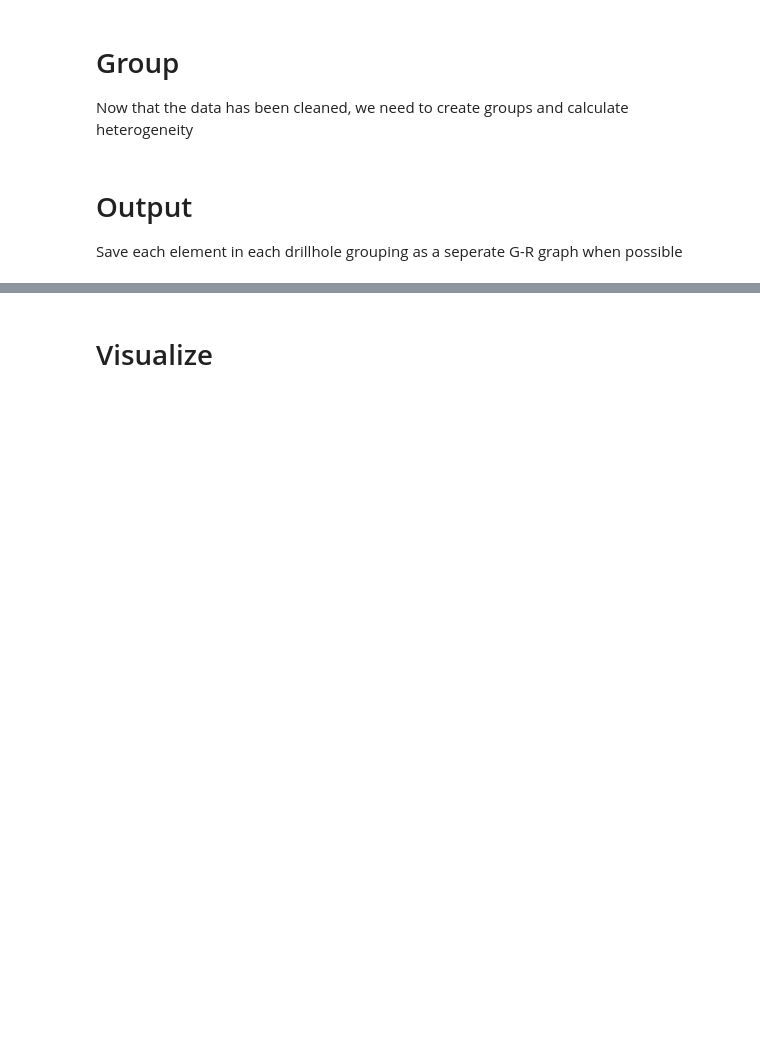
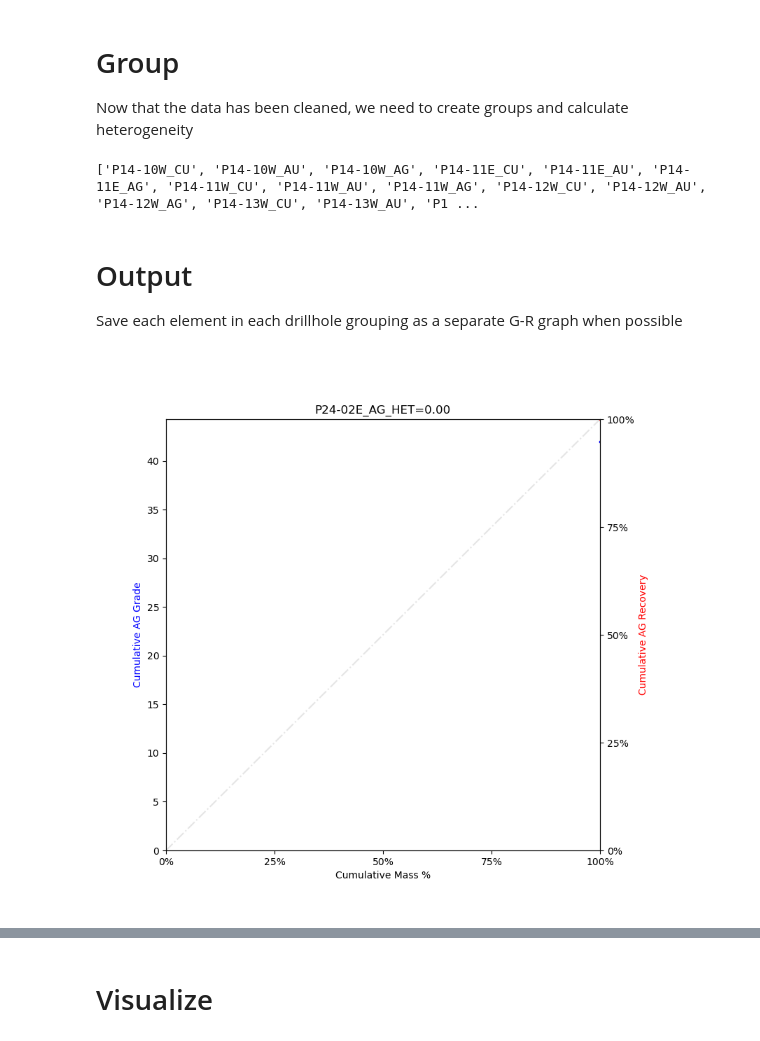
Before and after one commit to jouytrew/masters_pfti, a Jupyter notebook: notebooks/het_analysis_dp_assay.ipynb, the cells around one changed output, grey strips where cells are left out. Cells and saved outputs as stored; diff of their text form; code cells hidden in the pictures; blank space fills up the shorter version.

```diff
--- a/notebooks/het_analysis_dp_assay.ipynb
+++ b/notebooks/het_analysis_dp_assay.ipynb
@@ -139,3 +28,6 @@ assay
+# %%
+df = DPAssayCleaner.get_processed_data()
+dp_coords = DrawPointCoordCleaner.get_processed_data()
 # %% [markdown]
 # Group
 
@@ -159,30 +35,58 @@ for dhid in dhids:
+# %%
+elements = [
+    'CU',
+    'AU',
+    'AG'
+]
+
+groups = {}
+dhids = df['dhid'].unique()
+
+invalid, valid = [], []
+
+for dhid in dhids:
+    filtered_df = df.query('dhid == @dhid')
+    groups[dhid] = {}
+
+    for element in elements:
+        try:
+            groups[dhid][element] = HetAnalysis(f'{dhid}_{element}', filtered_df['weight'], filtered_df[element])
+            valid.append(f'{dhid}_{element}')
+        except:
+            invalid.append(f'{dhid}_{element}')
+
+print(valid)
+# %% [output]
+['P14-10W_CU', 'P14-10W_AU', 'P14-10W_AG', 'P14-11E_CU', 'P14-11E_AU', 'P14-11E_AG', 'P14-11W_CU', 'P14-11W_AU', 'P14-11W_AG', 'P14-12W_CU', 'P14-12W_AU', 'P14-12W_AG', 'P14-13W_CU', 'P14-13W_AU', 'P1 ...
 # %% [markdown]
 # Output
 
-Save each element in each drillhole grouping as a seperate G-R graph when possible
+Save each element in each drillhole grouping as a separate G-R graph when possible
 # %%
 if SAVE:
     fig = plt.figure()
     fig.set_size_inches(8, 8)
 
-    for dhid, drillhole in groups.items():
-        save_loc = output_dir + f'{dhid}/'
+    for id, group in groups.items():
+        save_loc = output_dir + f'{id}/'
         if not os.path.exists(save_loc):
             os.makedirs(save_loc)
 
         for element in elements:
-            if element in drillhole.resources:
+            if element in group:
                 fig.clear()
                 ax = fig.add_subplot()
 
-                het = drillhole.resources[element].get_heterogeneity()
-                df = drillhole.resources[element].get_info()
+                het = group[element].get_heterogeneity()
+                info = group[element].get_info()
 
-                if len(df) > 0:
-                    ax.set_title(f'{dhid}_{element}_HET={het:.2f}')
-                    plotter.plot_grade_recovery_curve(ax, df, element)
+                if len(info) > 0:
+                    ax.set_title(f'{id}_{element}_HET={het:.2f}')
+                    plotter.plot_grade_recovery_curve(ax, info, element)
 
-                    fig.savefig(save_loc + f'{dhid}_{element}.svg', format='svg')
+                    fig.savefig(save_loc + f'{id}_{element}.svg', format='svg')
+# %% [output]
+[figure, added]
 # %%
 # then we want to graph the mass yield curves for all the individual elements
 
```
Also changed, not shown: parts of 21 cells of this notebook, 3 other files.
